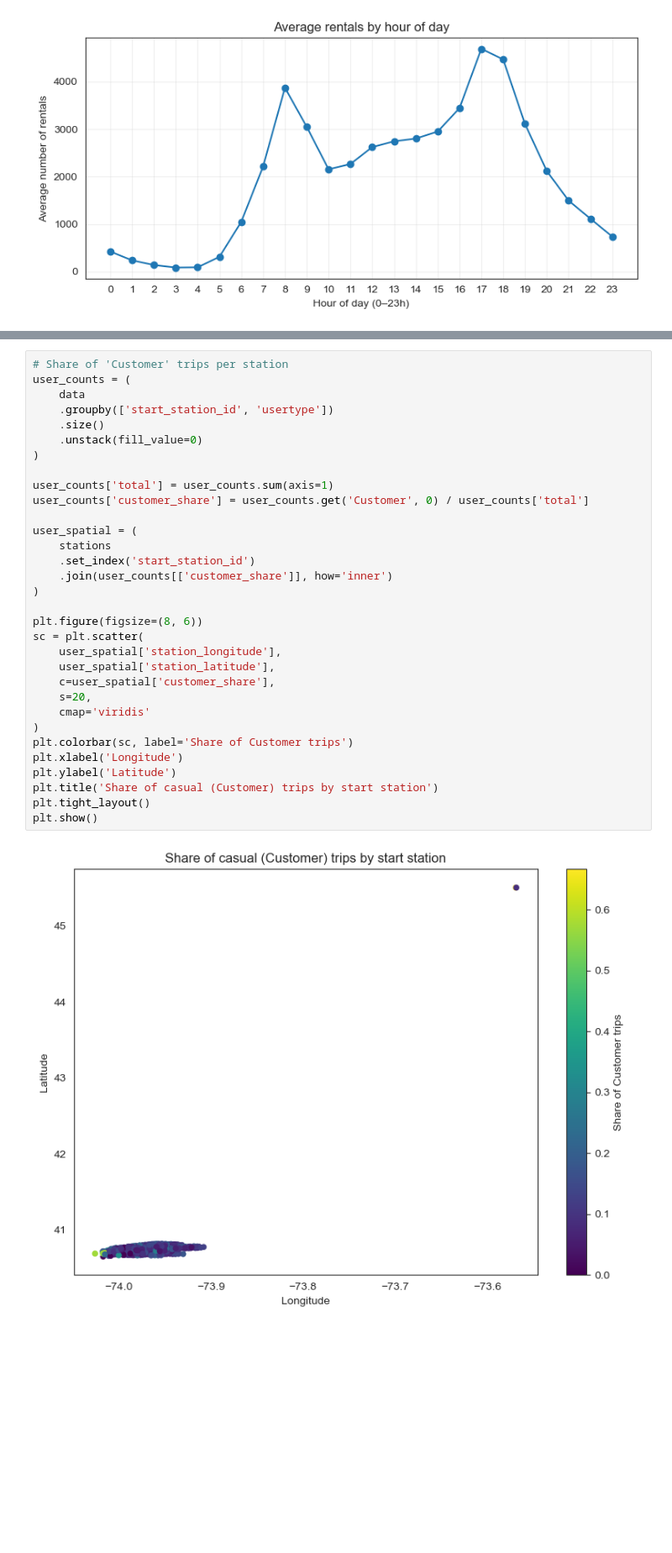
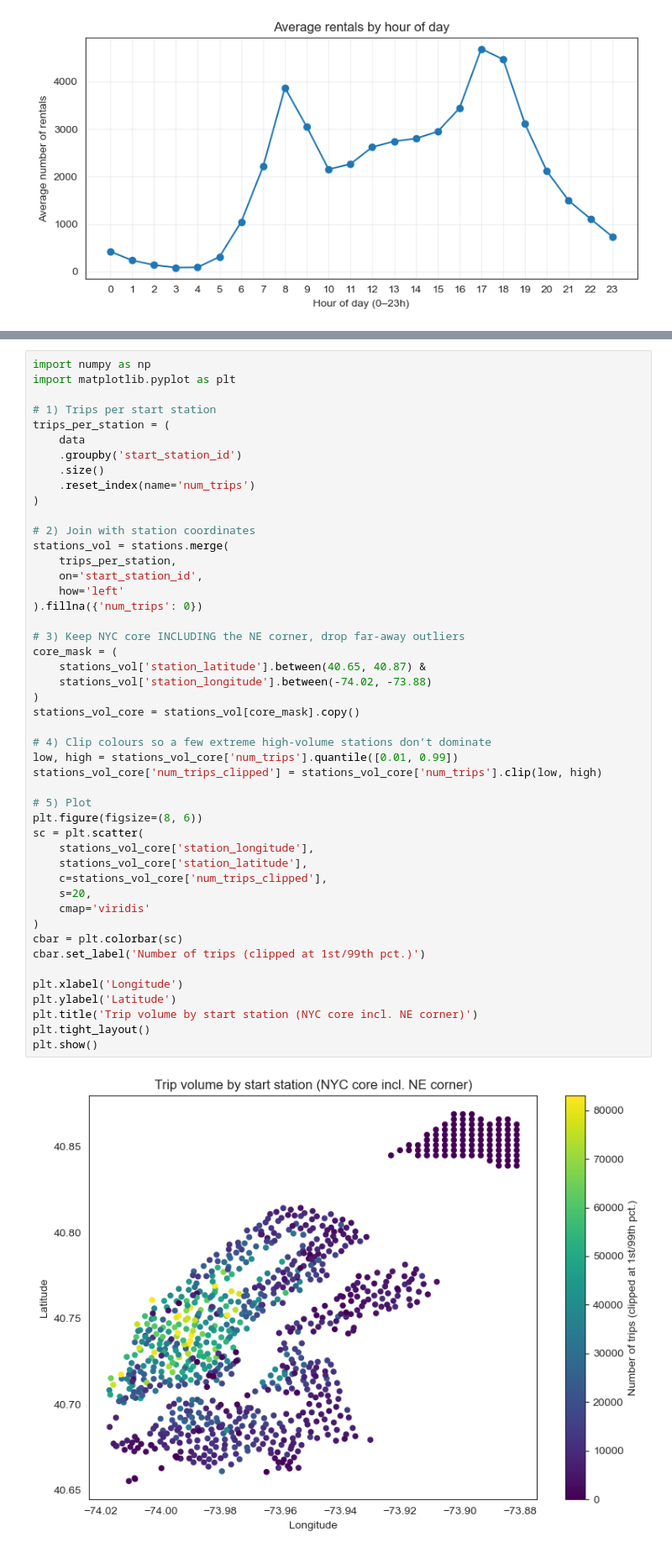
Before and after one commit to GermanButtiero/mobility, a Jupyter notebook: src/Data Analysis and Visualization 2.ipynb, the cells around one changed output, grey strips where cells are left out. Shown at 84% size. Drawn from its saved outputs; the diff is of its cells as text; blank space fills up the shorter version.

```diff
--- a/src/Data Analysis and Visualization 2.ipynb
+++ b/src/Data Analysis and Visualization 2.ipynb
@@ -941,34 +967,49 @@ plt.show()
 # %%
-# Share of 'Customer' trips per station
-user_counts = (
+import numpy as np
+import matplotlib.pyplot as plt
+
+# 1) Trips per start station
+trips_per_station = (
     data
-    .groupby(['start_station_id', 'usertype'])
+    .groupby('start_station_id')
     .size()
-    .unstack(fill_value=0)
+    .reset_index(name='num_trips')
 )
 
-user_counts['total'] = user_counts.sum(axis=1)
-user_counts['customer_share'] = user_counts.get('Customer', 0) / user_counts['total']
+# 2) Join with station coordinates
+stations_vol = stations.merge(
+    trips_per_station,
+    on='start_station_id',
+    how='left'
+).fillna({'num_trips': 0})
 
-user_spatial = (
-    stations
-    .set_index('start_station_id')
-    .join(user_counts[['customer_share']], how='inner')
+# 3) Keep NYC core INCLUDING the NE corner, drop far-away outliers
+core_mask = (
+    stations_vol['station_latitude'].between(40.65, 40.87) &
+    stations_vol['station_longitude'].between(-74.02, -73.88)
 )
+stations_vol_core = stations_vol[core_mask].copy()
 
+# 4) Clip colours so a few extreme high-volume stations don’t dominate
+low, high = stations_vol_core['num_trips'].quantile([0.01, 0.99])
+stations_vol_core['num_trips_clipped'] = stations_vol_core['num_trips'].clip(low, high)
+
+# 5) Plot
 plt.figure(figsize=(8, 6))
 sc = plt.scatter(
-    user_spatial['station_longitude'],
-    user_spatial['station_latitude'],
-    c=user_spatial['customer_share'],
+    stations_vol_core['station_longitude'],
+    stations_vol_core['station_latitude'],
+    c=stations_vol_core['num_trips_clipped'],
     s=20,
     cmap='viridis'
 )
-plt.colorbar(sc, label='Share of Customer trips')
+cbar = plt.colorbar(sc)
+cbar.set_label('Number of trips (clipped at 1st/99th pct.)')
+
 plt.xlabel('Longitude')
 plt.ylabel('Latitude')
-plt.title('Share of casual (Customer) trips by start station')
+plt.title('Trip volume by start station (NYC core incl. NE corner)')
 plt.tight_layout()
 plt.show()
 # %% [output]
-[figure, old version]
+[figure, new version]
```
Also changed, not shown: parts of 5 cells of this notebook.
